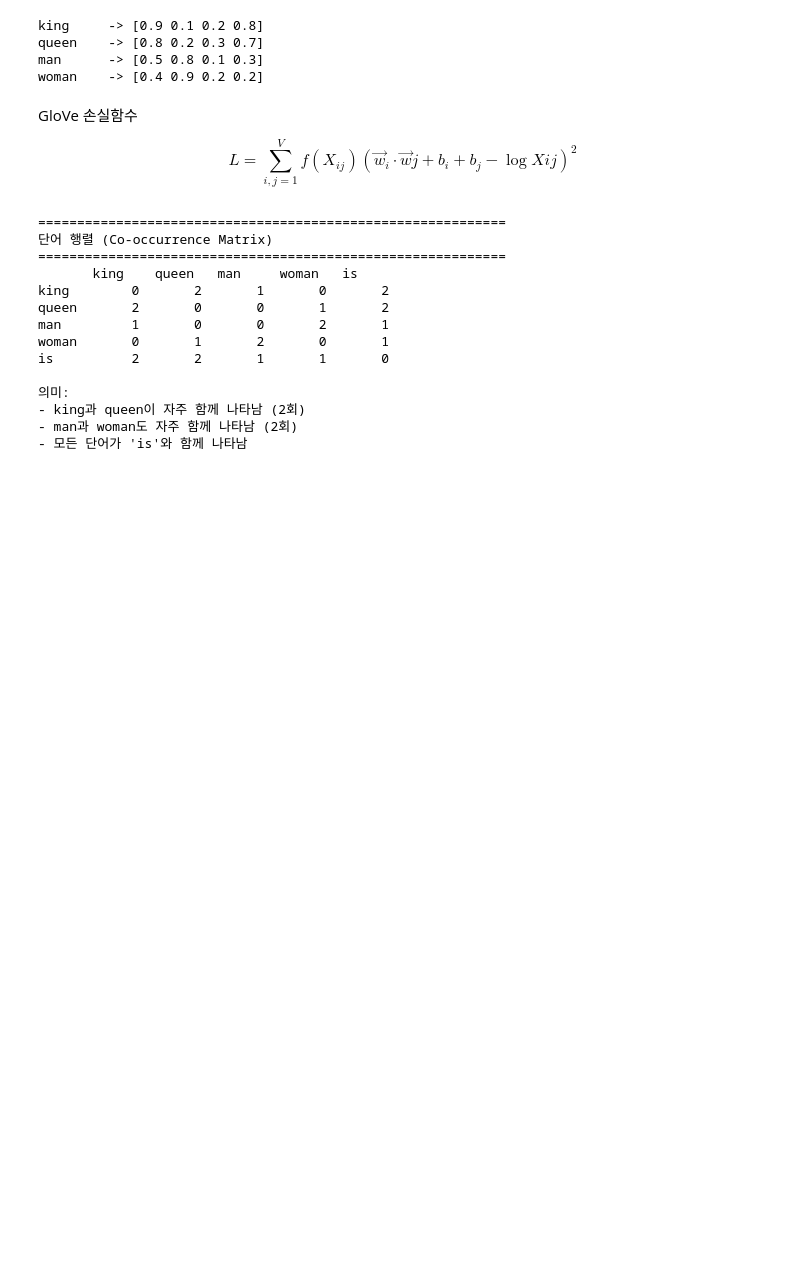
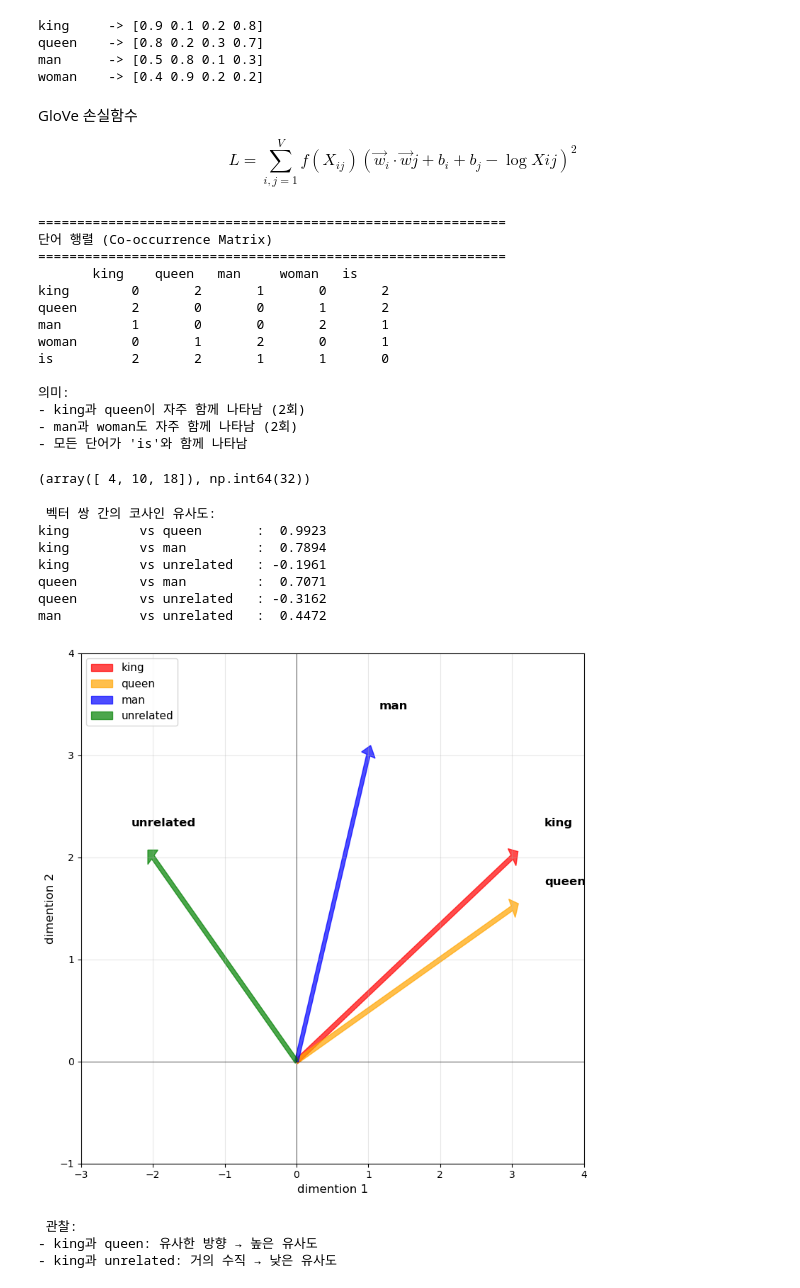
Before and after one commit to pia222sk20/LLM, a Jupyter notebook: ch11/01.ipynb, the cells around one changed output. Saved outputs shown, nothing was run; the diff lists cells and outputs as text; code cells hidden in the pictures; blank space fills up the shorter version.

```diff
--- a/ch11/01.ipynb
+++ b/ch11/01.ipynb
@@ -92,3 +92,68 @@ is          2       2       1       1       0
 - king과 queen이 자주 함께 나타남 (2회)
 - man과 woman도 자주 함께 나타남 (2회)
 - 모든 단어가 'is'와 함께 나타남
+# %%
+v1 = np.array([1,2,3])
+v2 = np.array([4,5,6])
+v1*v2, np.dot(v1,v2)
+# %% [output]
+(array([ 4, 10, 18]), np.int64(32))
+# %%
+import numpy as np
+import matplotlib.pyplot as plt
+def cosine_similarity(v1, v2):
+    """코사인 유사도 계산"""
+    dot_product = np.dot(v1, v2)
+    norm1 = np.linalg.norm(v1)  # 벡터의 크기(길이, norm) 계산
+    norm2 = np.linalg.norm(v2)
+    return dot_product / (norm1 * norm2)
+
+vectors = {
+    "king": np.array([3.0, 2.0]),      # 상단 우측
+    "queen": np.array([3.0, 1.5]),     # king과 유사한 방향
+    "man": np.array([1.0, 3.0]),       # 다른 방향
+    "unrelated": np.array([-2.0, 2.0]), # 거의 수직
+}
+# 모든쌍의 코사인 유사도 계산
+print("\n 벡터 쌍 간의 코사인 유사도:")
+words_list = list(vectors.keys())
+for i, w1 in enumerate(words_list):
+    for w2 in words_list[i+1:]:
+        sim = cosine_similarity(vectors[w1], vectors[w2])
+        print(f"{w1:12} vs {w2:12}: {sim:7.4f}")
+
+
+# 시각화
+fig, ax = plt.subplots(figsize=(8, 8))
+colors = ['red', 'orange', 'blue', 'green']
+for (word, vec), color in zip(vectors.items(), colors):
+    ax.arrow(0, 0, vec[0], vec[1], head_width=0.2, head_length=0.1,
+             fc=color, ec=color, alpha=0.7, label=word, width=0.05)
+    ax.text(vec[0]*1.15, vec[1]*1.15, word, fontsize=12, fontweight='bold')
+
+ax.set_xlim(-3, 4)
+ax.set_ylim(-1, 4)
+ax.axhline(y=0, color='k', linewidth=0.5)
+ax.axvline(x=0, color='k', linewidth=0.5)
+ax.grid(True, alpha=0.3)
+ax.set_xlabel('dimention 1', fontsize=12)
+ax.set_ylabel('dimention 2', fontsize=12)
+ax.legend(loc='upper left', fontsize=11)
+plt.tight_layout()
+plt.show()
+
+print("\n 관찰:")
+print("- king과 queen: 유사한 방향 → 높은 유사도")
+print("- king과 unrelated: 거의 수직 → 낮은 유사도")
+# %% [output]
+ 벡터 쌍 간의 코사인 유사도:
+king         vs queen       :  0.9923
+king         vs man         :  0.7894
+king         vs unrelated   : -0.1961
+queen        vs man         :  0.7071
+queen        vs unrelated   : -0.3162
+man          vs unrelated   :  0.4472
+[figure, added]
+ 관찰:
+- king과 queen: 유사한 방향 → 높은 유사도
+- king과 unrelated: 거의 수직 → 낮은 유사도
```
Also changed, not shown: parts of 1 cell of this notebook.
